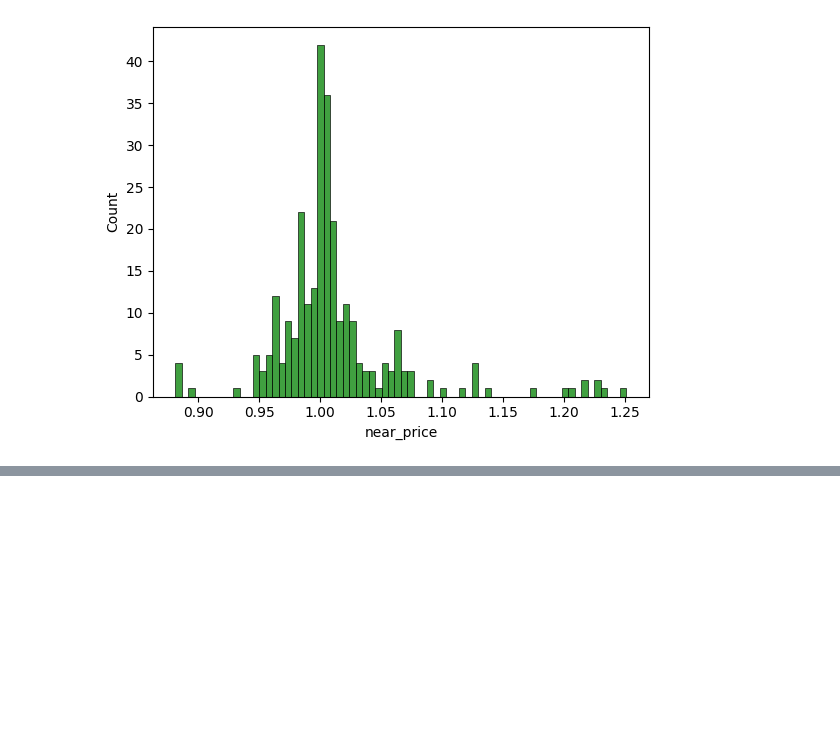
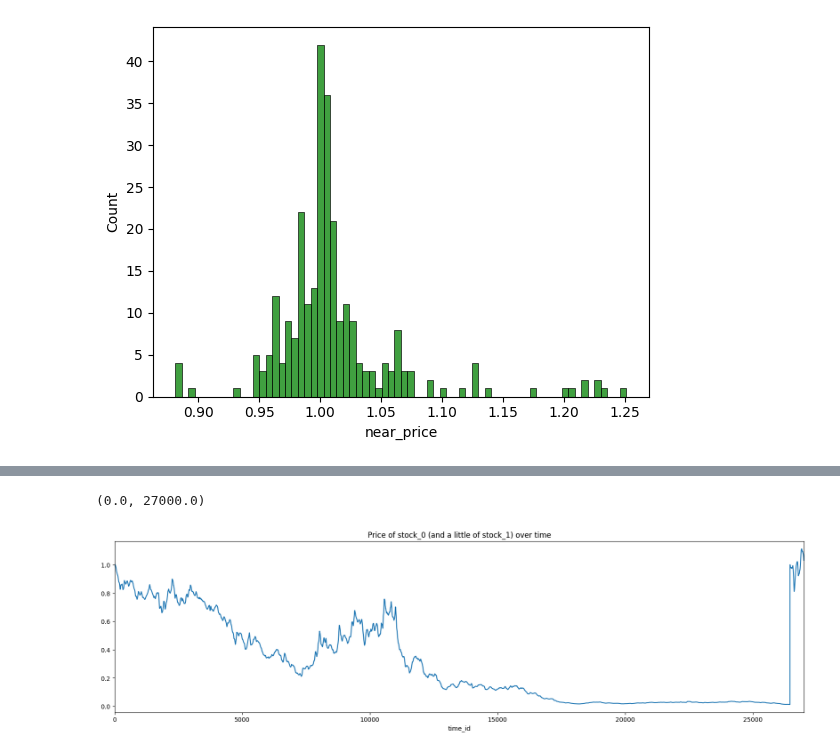
Before and after one commit to huanrafa/ProjectPracticing, a Jupyter notebook: 2023_12(1) Optiver - Trading at the Close/OptiverTrading.ipynb, the cells around one changed output, grey strips where cells are left out. Cells and saved outputs as stored; diff of their text form; code cells hidden in the pictures; blank space fills up the shorter version.

```diff
--- a/2023_12(1) Optiver - Trading at the Close/OptiverTrading.ipynb
+++ b/2023_12(1) Optiver - Trading at the Close/OptiverTrading.ipynb
@@ -493,3 +532,26 @@ out_far_hist = sns.histplot(outliers['near_price'], bins = 70, color='green', ax
 
 # |ask_size - bid_size|: When there is a significant difference between these two sizes, it can indicate an imbalance in the market.
 # spread = ask_price - bid_price. When the spread is "narrow", it typically means that there is ample liquidity in the security. This situation can be helpful for investors because it makes it easier to enter or exit their positions, particularly in the case of large positions.
+# %%
+# "actual_price": price of stocks over time, assuming all prices of stock start at 1.0
+training = training.sort_values(by=['stock_id', 'date_id', 'seconds_in_bucket'])
+
+stock_price = []
+
+for id in tqdm(range(0, 200)):
+    ID_stock = training[training['stock_id']==id]
+    ID_stock = ID_stock.reset_index()
+
+    for idx in list(ID_stock.index):
+    #for idx in ID_stock['time_id']:
+        if idx == 0:
+            price = 1
+            stock_price.append(price)
+        else:
+            val = ID_stock.iloc[idx]['reference_price']
+            price = price*val
+            stock_price.append(price)
+
+training['actual_price'] = stock_price
+training = training.sort_index()
+training
@@ -495,0 +572,10 @@ out_far_hist = sns.histplot(outliers['near_price'], bins = 70, color='green', ax
+# %%
+test = stock_price[:27000]
+plt.figure(figsize=(20,5))
+sns.lineplot(x=range(0,27000), y=test)
+plt.title('Price of stock_0 (and a little of stock_1) over time')
+plt.xlabel('time_id')
+plt.xlim(0, 27000)
+# %% [output]
+(0.0, 27000.0)
+[figure, added]
```
Also changed, not shown: parts of 5 cells of this notebook.
